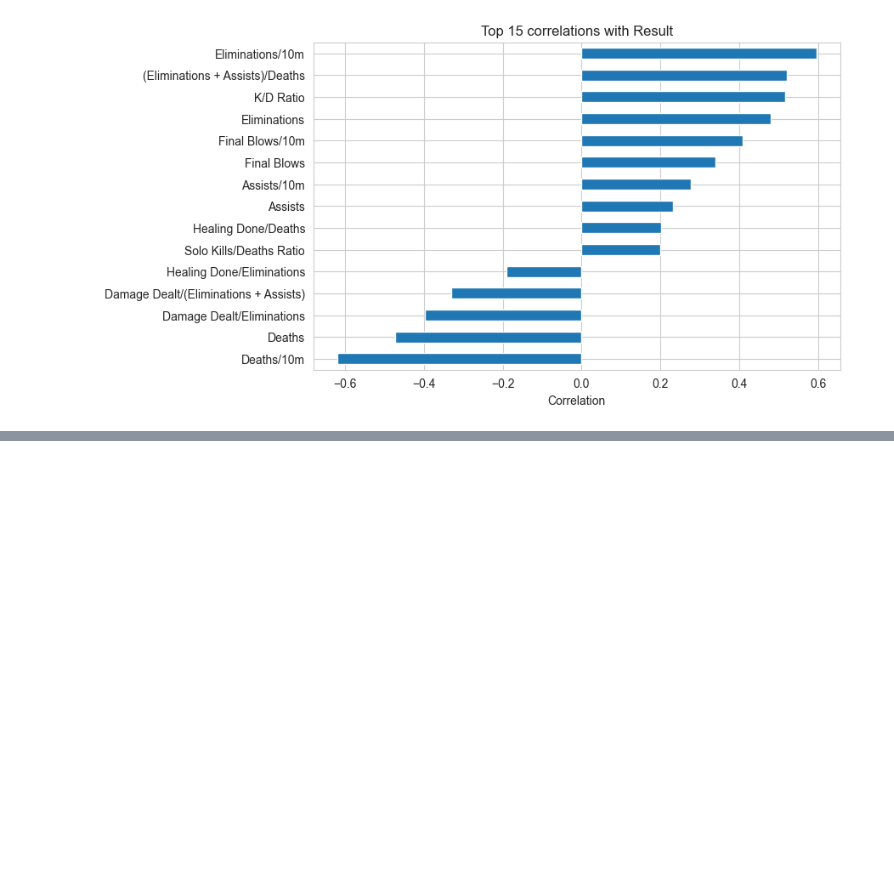
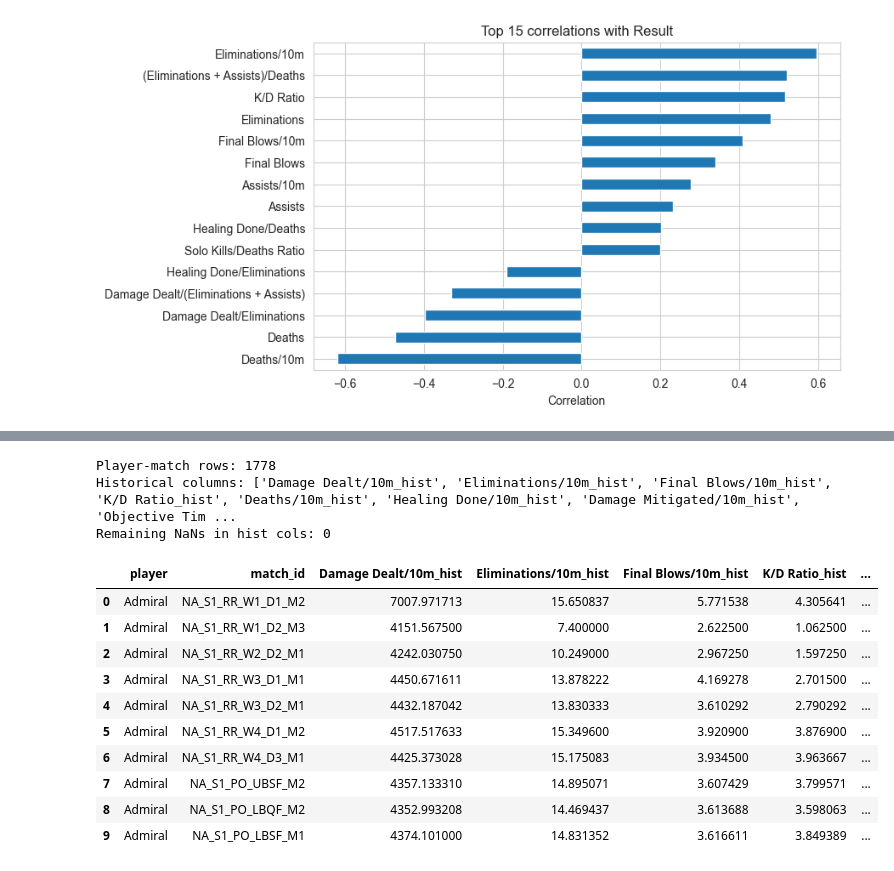
Before and after one commit to Kicho115/owcs-match-prediction, a Jupyter notebook: notebook/notebook.ipynb, the cells around one changed output, grey strips where cells are left out. Saved outputs shown, nothing was run; the diff lists cells and outputs as text; code cells hidden in the pictures; blank space fills up the shorter version.

```diff
--- a/notebook/notebook.ipynb
+++ b/notebook/notebook.ipynb
@@ -249,0 +266,16 @@ Name: Result, dtype: float64
+# %%
+important_stats = [
+    'Damage Dealt/10m',
+    'Eliminations/10m',
+    'Final Blows/10m',
+    'K/D Ratio',
+    'Deaths/10m',
+    'Healing Done/10m',
+    'Damage Mitigated/10m',
+    'Objective Time/10m',
+    'Assists/10m',
+]
+
+print(f'{len(important_stats)} features selected:')
+for s in important_stats:
+    print(f'  - {s}')
@@ -249,0 +305,64 @@ Name: Result, dtype: float64
+# %%
+data = data.sort_values(['match_date', 'match_id', 'round_num', 'player']).reset_index(drop=True)
+
+player_match = (
+    data
+    .groupby(['player', 'match_id', 'match_date', 'team'])[important_stats]
+    .mean()
+    .reset_index()
+    .sort_values(['player', 'match_date', 'match_id'])
+)
+
+match_result = (
+    data
+    .groupby(['match_id', 'team'])['Result']
+    .first()
+    .reset_index()
+)
+player_match = player_match.merge(match_result, on=['match_id', 'team'], how='left')
+
+match_meta = (
+    data
+    .groupby('match_id')[['match_date', 'phase', 'stage']]
+    .first()
+    .reset_index()
+)
+
+hist_cols = [f'{c}_hist' for c in important_stats]
+
+grouped = (
+    player_match
+    .sort_values(['player', 'match_date', 'match_id'])
+    .groupby('player')[important_stats]
+    .expanding()
+    .mean()
+    .groupby(level=0)
+    .shift(1)
+)
+grouped.index = grouped.index.droplevel(0)
+grouped.columns = hist_cols
+
+player_match = player_match.join(grouped)
+
+global_means = player_match[hist_cols].mean()
+player_match[hist_cols] = player_match[hist_cols].fillna(global_means)
+
+print(f'Player-match rows: {len(player_match)}')
+print('Historical columns:', hist_cols)
+print('Remaining NaNs in hist cols:', player_match[hist_cols].isna().sum().sum())
+player_match[['player', 'match_id'] + hist_cols].head(10)
+# %% [output]
+Player-match rows: 1778
+Historical columns: ['Damage Dealt/10m_hist', 'Eliminations/10m_hist', 'Final Blows/10m_hist', 'K/D Ratio_hist', 'Deaths/10m_hist', 'Healing Done/10m_hist', 'Damage Mitigated/10m_hist', 'Objective Tim ...
+Remaining NaNs in hist cols: 0
+|  | player | match_id | Damage Dealt/10m_hist | Eliminations/10m_hist | Final Blows/10m_hist | K/D Ratio_hist | ... |
+| 0 | Admiral | NA_S1_RR_W1_D1_M2 | 7007.971713 | 15.650837 | 5.771538 | 4.305641 | ... |
+| 1 | Admiral | NA_S1_RR_W1_D2_M3 | 4151.567500 | 7.400000 | 2.622500 | 1.062500 | ... |
+| 2 | Admiral | NA_S1_RR_W2_D2_M1 | 4242.030750 | 10.249000 | 2.967250 | 1.597250 | ... |
+| 3 | Admiral | NA_S1_RR_W3_D1_M1 | 4450.671611 | 13.878222 | 4.169278 | 2.701500 | ... |
+| 4 | Admiral | NA_S1_RR_W3_D2_M1 | 4432.187042 | 13.830333 | 3.610292 | 2.790292 | ... |
+| 5 | Admiral | NA_S1_RR_W4_D1_M2 | 4517.517633 | 15.349600 | 3.920900 | 3.876900 | ... |
+| 6 | Admiral | NA_S1_RR_W4_D3_M1 | 4425.373028 | 15.175083 | 3.934500 | 3.963667 | ... |
+| 7 | Admiral | NA_S1_PO_UBSF_M2 | 4357.133310 | 14.895071 | 3.607429 | 3.799571 | ... |
+| 8 | Admiral | NA_S1_PO_LBQF_M2 | 4352.993208 | 14.469437 | 3.613688 | 3.598063 | ... |
+| 9 | Admiral | NA_S1_PO_LBSF_M1 | 4374.101000 | 14.831352 | 3.616611 | 3.849389 | ... |
```
Also changed, not shown: parts of 22 cells of this notebook.
